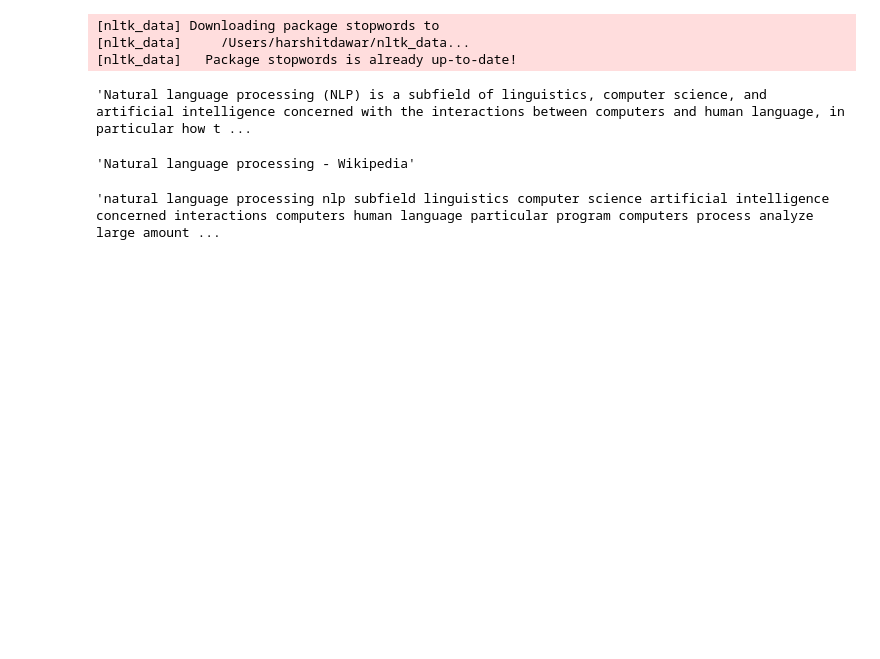
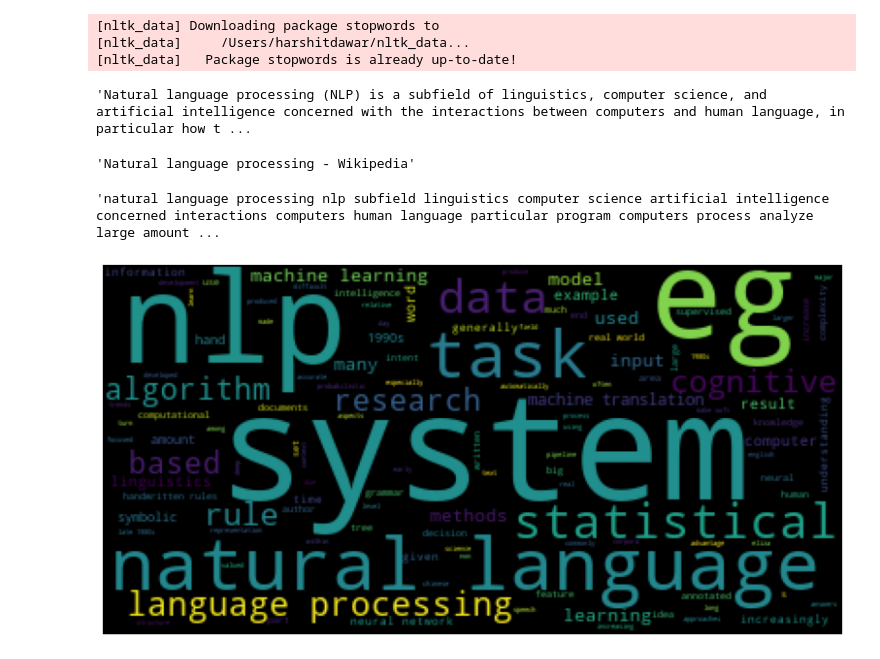
Before and after one commit to HarshitDawar55/Natural-Language-Processing, a Jupyter notebook: Text-Summarization/Text-Summarization.ipynb, the cells around one changed output. Cells and saved outputs as stored; diff of their text form; code cells hidden in the pictures; blank space fills up the shorter version.

Commit message:
Word Cloud Generated!

```diff
--- a/Text-Summarization/Text-Summarization.ipynb
+++ b/Text-Summarization/Text-Summarization.ipynb
@@ -58,3 +58,12 @@ processed_cleaned_data = pre_process_text_for_NLP(data.cleaned_text)
 processed_cleaned_data
 # %% [output]
 'natural language processing nlp subfield linguistics computer science artificial intelligence concerned interactions computers human language particular program computers process analyze large amount ...
+# %%
+cloud_NLP = WordCloud()
+cloud_NLP = cloud_NLP.generate(processed_cleaned_data)
+plt.figure(figsize = (15, 7))
+plt.imshow(cloud_NLP)
+plt.axis("off")
+plt.show()
+# %% [output]
+[figure, added]
```
